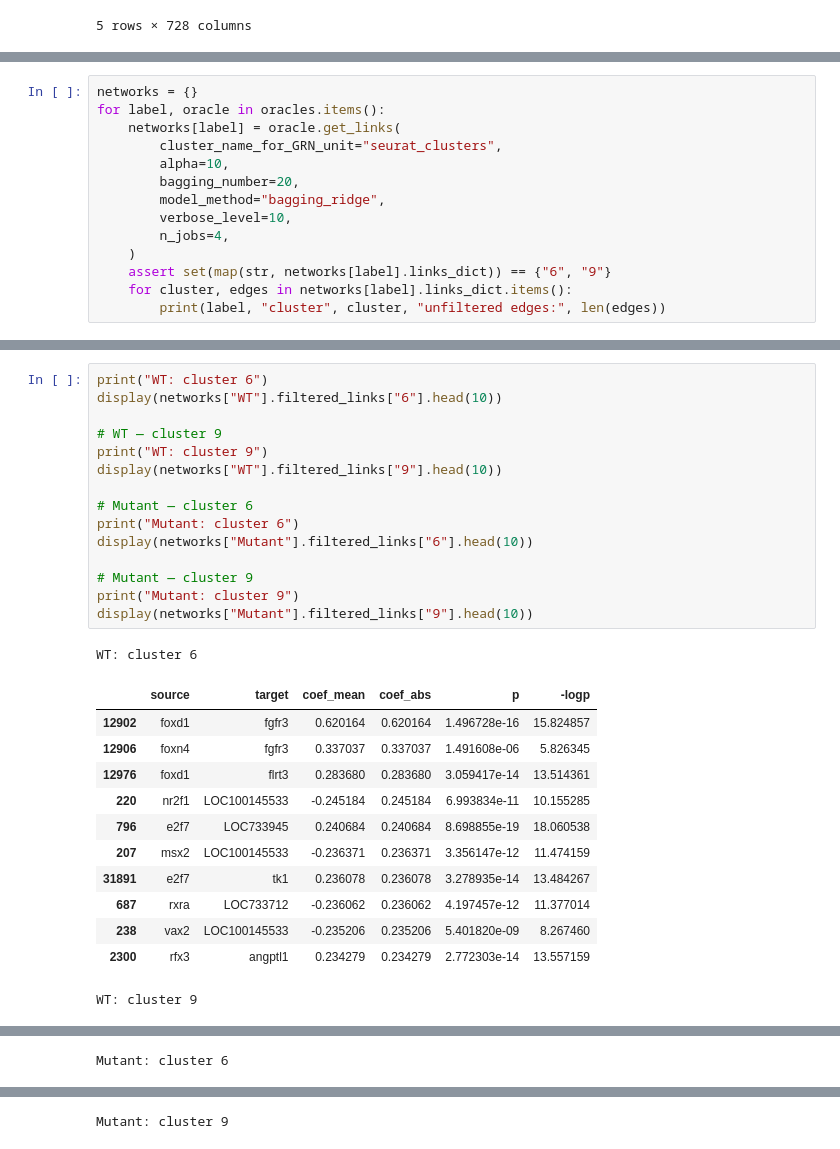
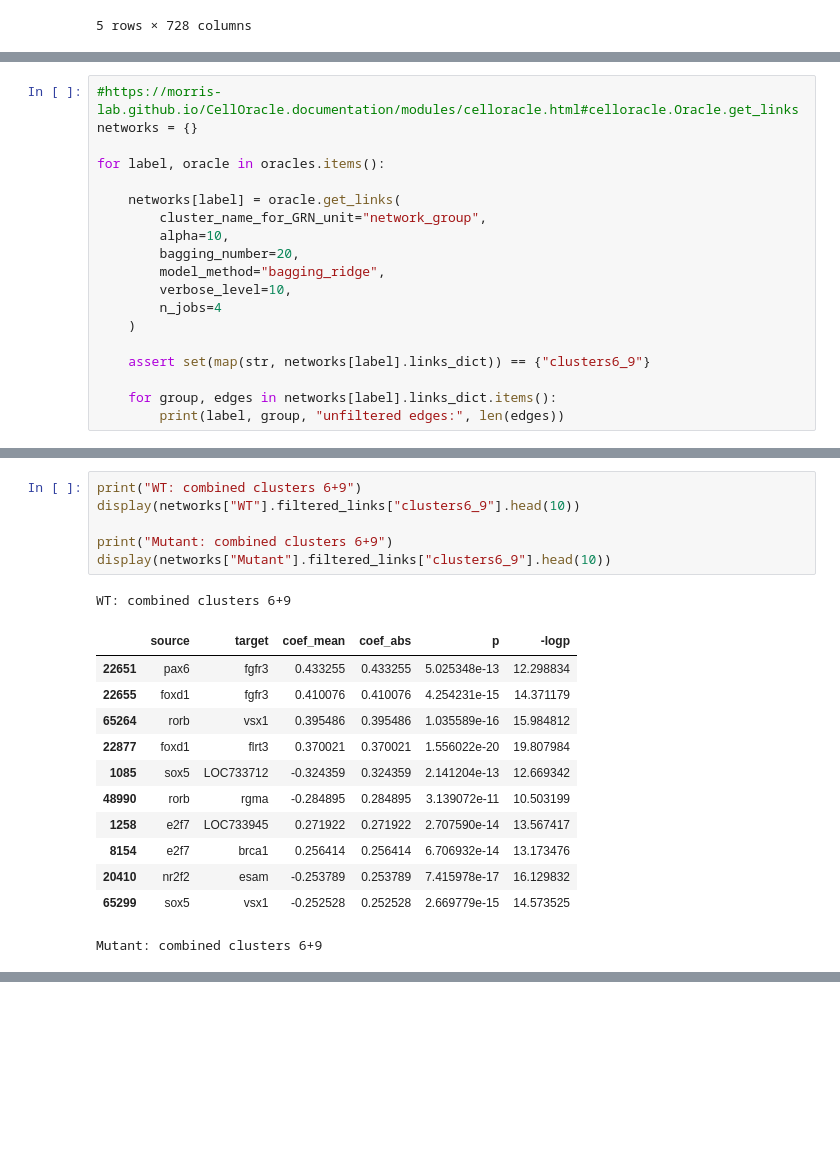
Before and after one commit to ran3ds-creator/PAX6_GRN, a Jupyter notebook: celloraclepip.ipynb, the cells around one changed output, grey strips where cells are left out. Saved outputs shown, nothing was run; the diff lists cells and outputs as text; blank space fills up the shorter version.

```diff
--- a/celloraclepip.ipynb
+++ b/celloraclepip.ipynb
@@ -182,17 +198,22 @@ for label, oracle in oracles.items():
 WT KNN complete. Neighbors: 9
 Mutant KNN complete. Neighbors: 11
 # %%
+#https://morris-lab.github.io/CellOracle.documentation/modules/celloracle.html#celloracle.Oracle.get_links
 networks = {}
+
 for label, oracle in oracles.items():
+
     networks[label] = oracle.get_links(
-        cluster_name_for_GRN_unit="seurat_clusters",
+        cluster_name_for_GRN_unit="network_group",
         alpha=10,
         bagging_number=20,
         model_method="bagging_ridge",
         verbose_level=10,
-        n_jobs=4,
+        n_jobs=4
     )
-    assert set(map(str, networks[label].links_dict)) == {"6", "9"}
-    for cluster, edges in networks[label].links_dict.items():
-        print(label, "cluster", cluster, "unfiltered edges:", len(edges))
+
+    assert set(map(str, networks[label].links_dict)) == {"clusters6_9"}
+
+    for group, edges in networks[label].links_dict.items():
+        print(label, group, "unfiltered edges:", len(edges))
 # %% [output]
@@ -221,31 +237,22 @@ networks["Mutant"].filter_links(
 )
 # %%
-print("WT: cluster 6")
-display(networks["WT"].filtered_links["6"].head(10))
+print("WT: combined clusters 6+9")
+display(networks["WT"].filtered_links["clusters6_9"].head(10))
 
-# WT — cluster 9
-print("WT: cluster 9")
-display(networks["WT"].filtered_links["9"].head(10))
-
-# Mutant — cluster 6
-print("Mutant: cluster 6")
-display(networks["Mutant"].filtered_links["6"].head(10))
-
-# Mutant — cluster 9
-print("Mutant: cluster 9")
-display(networks["Mutant"].filtered_links["9"].head(10))
+print("Mutant: combined clusters 6+9")
+display(networks["Mutant"].filtered_links["clusters6_9"].head(10))
 # %% [output]
-WT: cluster 6
+WT: combined clusters 6+9
 |  | source | target | coef_mean | coef_abs | p | -logp |
-| 12902 | foxd1 | fgfr3 | 0.620164 | 0.620164 | 1.496728e-16 | 15.824857 |
-| 12906 | foxn4 | fgfr3 | 0.337037 | 0.337037 | 1.491608e-06 | 5.826345 |
-| 12976 | foxd1 | flrt3 | 0.283680 | 0.283680 | 3.059417e-14 | 13.514361 |
-| 220 | nr2f1 | LOC100145533 | -0.245184 | 0.245184 | 6.993834e-11 | 10.155285 |
-| 796 | e2f7 | LOC733945 | 0.240684 | 0.240684 | 8.698855e-19 | 18.060538 |
-| 207 | msx2 | LOC100145533 | -0.236371 | 0.236371 | 3.356147e-12 | 11.474159 |
-| 31891 | e2f7 | tk1 | 0.236078 | 0.236078 | 3.278935e-14 | 13.484267 |
-| 687 | rxra | LOC733712 | -0.236062 | 0.236062 | 4.197457e-12 | 11.377014 |
-| 238 | vax2 | LOC100145533 | -0.235206 | 0.235206 | 5.401820e-09 | 8.267460 |
-| 2300 | rfx3 | angptl1 | 0.234279 | 0.234279 | 2.772303e-14 | 13.557159 |
+| 22651 | pax6 | fgfr3 | 0.433255 | 0.433255 | 5.025348e-13 | 12.298834 |
+| 22655 | foxd1 | fgfr3 | 0.410076 | 0.410076 | 4.254231e-15 | 14.371179 |
+| 65264 | rorb | vsx1 | 0.395486 | 0.395486 | 1.035589e-16 | 15.984812 |
+| 22877 | foxd1 | flrt3 | 0.370021 | 0.370021 | 1.556022e-20 | 19.807984 |
+| 1085 | sox5 | LOC733712 | -0.324359 | 0.324359 | 2.141204e-13 | 12.669342 |
+| 48990 | rorb | rgma | -0.284895 | 0.284895 | 3.139072e-11 | 10.503199 |
+| 1258 | e2f7 | LOC733945 | 0.271922 | 0.271922 | 2.707590e-14 | 13.567417 |
+| 8154 | e2f7 | brca1 | 0.256414 | 0.256414 | 6.706932e-14 | 13.173476 |
+| 20410 | nr2f2 | esam | -0.253789 | 0.253789 | 7.415978e-17 | 16.129832 |
+| 65299 | sox5 | vsx1 | -0.252528 | 0.252528 | 2.669779e-15 | 14.573525 |
-WT: cluster 9
+Mutant: combined clusters 6+9
 |  | source | target | coef_mean | coef_abs | p | -logp |
@@ -262 +268,0 @@ WT: cluster 9
-Mutant: cluster 6
@@ -274 +268,0 @@ Mutant: cluster 6
-Mutant: cluster 9
```
Also changed, not shown: parts of 13 cells of this notebook, 1 other file.
